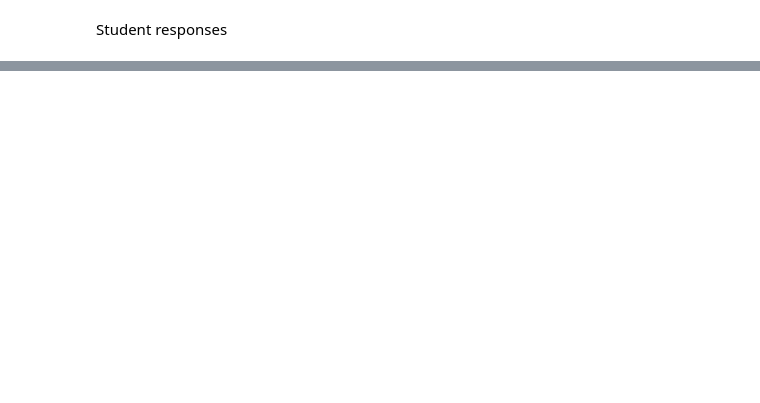
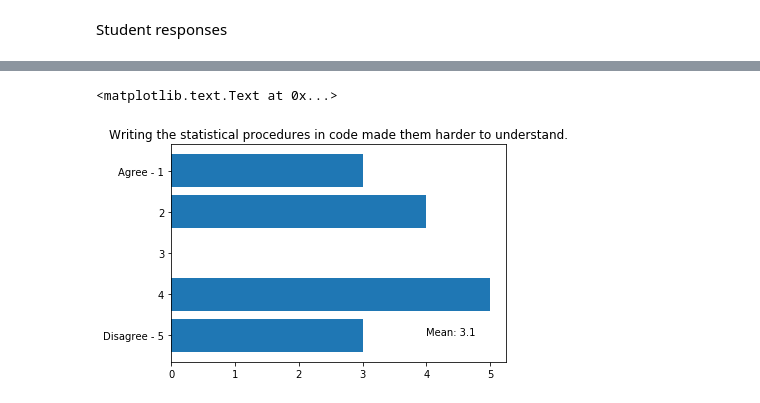
Before and after one commit to matthew-brett/les-pilot, a Jupyter notebook: report_for_course.ipynb, the cells around one changed output, grey strips where cells are left out. Cells and saved outputs as stored; diff of their text form; code cells hidden in the pictures; blank space fills up the shorter version.

```diff
--- a/report_for_course.ipynb
+++ b/report_for_course.ipynb
@@ -81,0 +101,7 @@ q3.plot?
+# %%
+col = default_bar('Writing the statistical procedures in code made them harder to understand.', 5,
+               ['Agree - 1', '2', '3', '4', 'Disagree - 5'])
+plt.text(4, 0, 'Mean: {:0.1f}'.format(np.mean(col)))
+# %% [output]
+<matplotlib.text.Text at 0x...>
+[figure, added]
```
Also changed, not shown: parts of 38 cells of this notebook, 5 other files.
